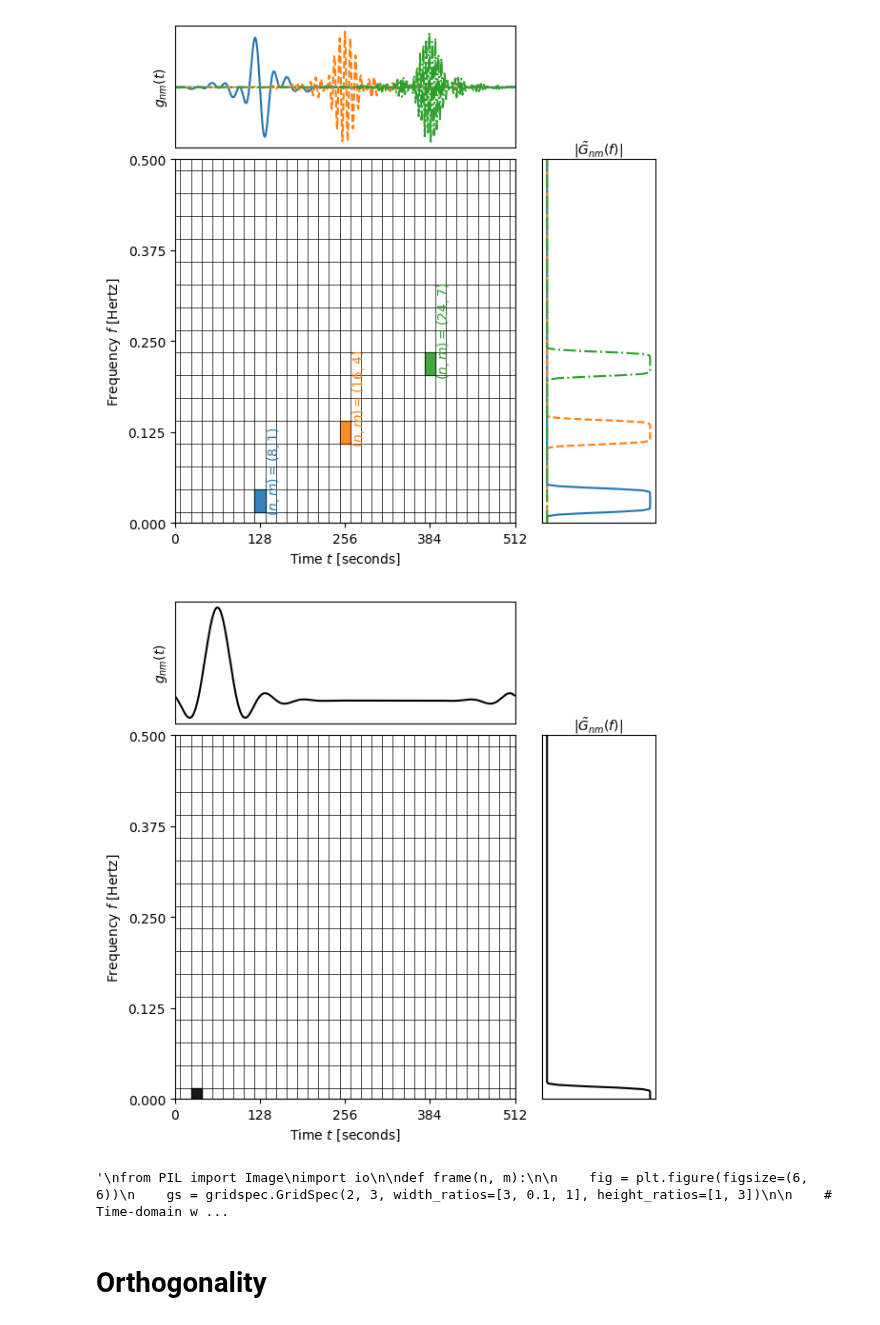
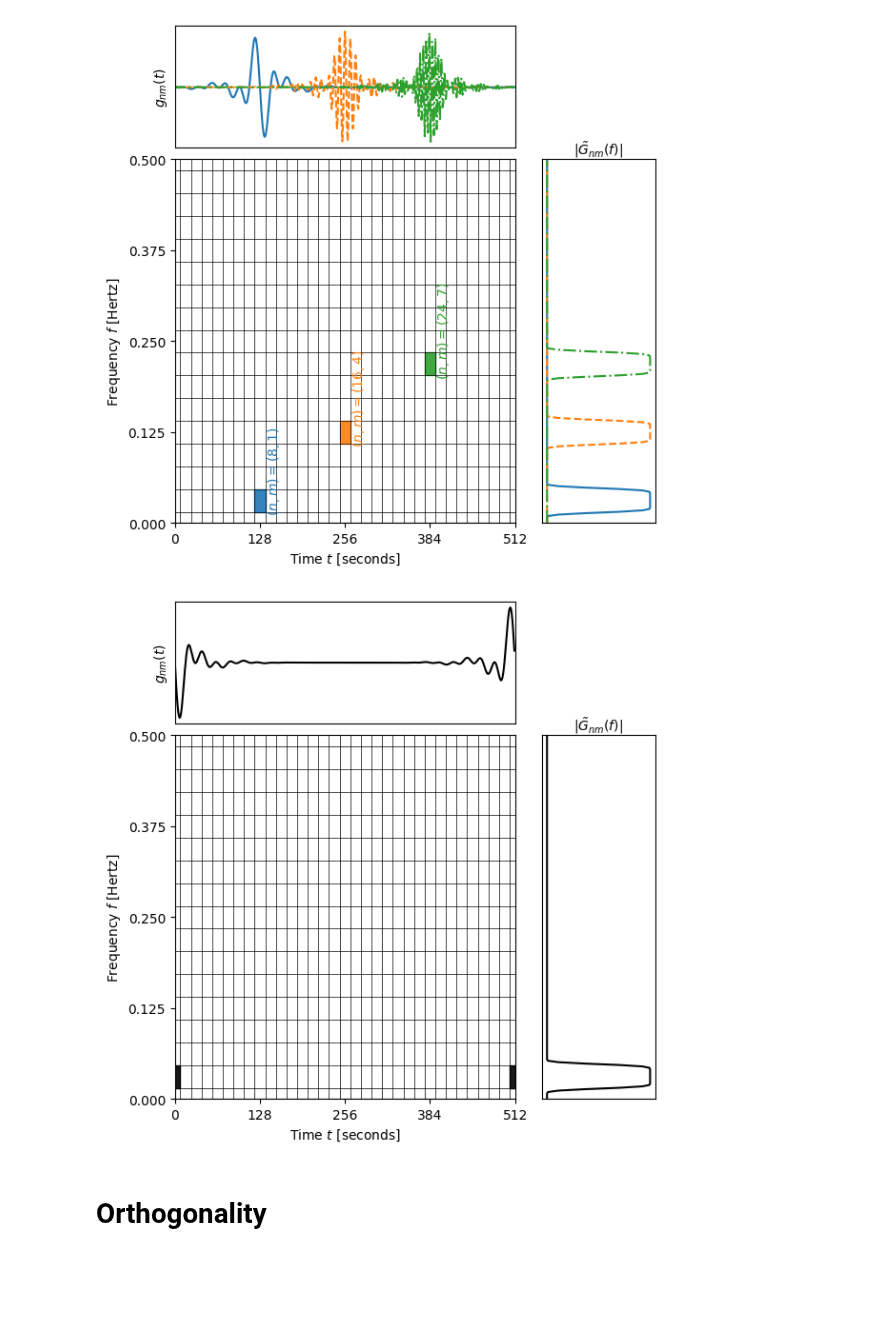
Before and after one commit to cjm96/WDM_GW_wavelets, a Jupyter notebook: examples/plotting_the_mother_wavelet.ipynb, the cells around one changed output. Saved outputs shown, nothing was run; the diff lists cells and outputs as text; code cells hidden in the pictures; blank space fills up the shorter version.

```diff
--- a/examples/plotting_the_mother_wavelet.ipynb
+++ b/examples/plotting_the_mother_wavelet.ipynb
@@ -119,8 +119,9 @@ wdm = WDM.code.discrete_wavelet_transform.WDM.WDM_transform(dt=1.0, Nf=16, N=512
 fig, ax = plt.subplots()
 fig.suptitle("WDM Wavelet basis")
 
+mask = (wdm.freqs>=0.)
 for m in range(17):
-    ax.plot(wdm.freqs/wdm.f_Ny, np.abs(wdm.Gnm(n=0, m=m)))
+    ax.plot(wdm.freqs[mask]/wdm.f_Ny, np.abs(wdm.Gnm(n=0, m=m)[mask]))
 
 ax.set_xlabel(r"Frequency $f/f_{\rm Ny}$")
 ax.set_ylabel(r"Amplitude $|\tilde{G}_{nm}(f)|$")
@@ -257,8 +287,8 @@ plt.show()
 # %% [output]
 [figure]
 # %%
-n = 2
-m = 0
+n = 0
+m = 1
 
 fig = plt.figure(figsize=(6, 6))
 gs = gridspec.GridSpec(2, 3, width_ratios=[3, 0.1, 1], height_ratios=[1, 3])
@@ -279,65 +309,35 @@ ax_freq.set_ylim(0, wdm.f_Ny)
 ax_freq.set_xticks([])
 ax_freq.set_yticks([])
 ax_freq.yaxis.tick_right()
 ax_freq.yaxis.set_label_position("right")
 ax_freq.xaxis.set_label_position('top')
 ax_freq.set_xlabel(r"$|\tilde{G}_{nm}(f)|$")
 
 # Time-frequency grid (bottom-left)
 ax_tf = fig.add_subplot(gs[1, 0])
 t_ticks = [(i+0.5)*wdm.dT for i in range(wdm.Nt)]
 f_ticks = [(i+0.5)*wdm.dF for i in range(wdm.Nf)]
 for t in t_ticks:
     ax_tf.axvline(t, color='k', lw=0.5)
 for f in f_ticks:
     ax_tf.axhline(f, color='k', lw=0.5)
 ax_tf.set_xlim(0, wdm.T)
 ax_tf.set_ylim(0, wdm.f_Ny)
 ax_tf.set_xticks(np.linspace(0, wdm.T, 5))
 ax_tf.set_yticks(np.linspace(0, wdm.f_Ny, 5))
 ax_tf.set_xlabel(r"Time $t$ [seconds]")
 ax_tf.set_ylabel(r"Frequency $f$ [Hertz]")
 
-def draw_rectangle(n, m):
-    eps_x, eps_y = 0., 0.
-    if n==0:
-        t0, t1 = 0, t_ticks[0]
-        if m==0:
-            f0, f1 = 0., f_ticks[0]
-        elif m==wdm.Nf:
-            f0, f1 = f_ticks[-1], wdm.f_Ny
-        else:
-            f0, f1 = f_ticks[m-1], f_ticks[m]
-        rect = patches.Rectangle((t0, f0), t1-t0, f1-f0, linewidth=1,
-                         edgecolor='k', facecolor='k', alpha=0.9)
-        ax_tf.add_patch(rect)
-        t0, t1 = t_ticks[-1], wdm.T
-        rect = patches.Rectangle((t0, f0), t1-t0, f1-f0, linewidth=1,
-                         edgecolor='k', facecolor='k', alpha=0.9)
-        ax_tf.add_patch(rect)
-
-    else:
-        t0, t1 = t_ticks[n-1], t_ticks[n]
-        if m==0:
-            f0, f1 = 0., f_ticks[0]
-        elif m==wdm.Nf:
-            f0, f1 = f_ticks[-1], wdm.f_Ny
-        else:
-            f0, f1 = f_ticks[m-1], f_ticks[m]
-        rect = patches.Rectangle((t0, f0), t1-t0, f1-f0, linewidth=1,
-                         edgecolor='k', facecolor='k', alpha=0.9)
-        ax_tf.add_patch(rect)
-
-draw_rectangle(n, m)
+draw_rectangle(n, m, 3, ax_tf)
 
 # Remove middle unused column
 fig.delaxes(fig.add_subplot(gs[0, 1]))
 
 # Tighter layout
 plt.subplots_adjust(wspace=0.05, hspace=0.05, left=0.08, right=0.92, top=0.95, bottom=0.08)
 plt.show()
 # %% [output]
-[figure, old version]
+[figure, new version]
 # %%
 """
 from PIL import Image
@@ -383,37 +383,7 @@ def frame(n, m):
     ax_tf.set_xlabel(r"Time $t$ [seconds]")
     ax_tf.set_ylabel(r"Frequency $f$ [Hertz]")
 
-    def draw_rectangle(n, m, i):
-        eps_x, eps_y = 0., 0.
-        if n==0:
-            t0, t1 = 0, t_ticks[0]
-            if m==0:
-                f0, f1 = 0., f_ticks[0]
-            elif m==wdm.Nf:
-                f0, f1 = f_ticks[-1], wdm.f_Ny
-            else:
-                f0, f1 = f_ticks[m-1], f_ticks[m]
-            rect = patches.Rectangle((t0, f0), t1-t0, f1-f0, linewidth=1,
-                            edgecolor='k', facecolor='k', alpha=0.9)
-            ax_tf.add_patch(rect)
-            t0, t1 = t_ticks[-1], wdm.T
-            rect = patches.Rectangle((t0, f0), t1-t0, f1-f0, linewidth=1,
-                            edgecolor='k', facecolor='k', alpha=0.9)
-            ax_tf.add_patch(rect)
-
-        else:
-            t0, t1 = t_ticks[n-1], t_ticks[n]
-            if m==0:
-                f0, f1 = 0., f_ticks[0]
-            elif m==wdm.Nf:
-                f0, f1 = f_ticks[-1], wdm.f_Ny
-            else:
-                f0, f1 = f_ticks[m-1], f_ticks[m]
-            rect = patches.Rectangle((t0, f0), t1-t0, f1-f0, linewidth=1,
-                            edgecolor='k', facecolor='k', alpha=0.9)
-            ax_tf.add_patch(rect)
-
-    draw_rectangle(n, m, i)
+    draw_rectangle(n, m, 3, ax_tf)
 
     # Remove middle unused column
     fig.delaxes(fig.add_subplot(gs[0, 1]))
@@ -441,7 +411,7 @@ def frame(n, m):
 # List to store frames
 frames = []
 for n in range(wdm.Nt):
-    for m in range(wdm.Nf+1):
+    for m in range(wdm.Nf):
         frames.append(frame(n, m))
 
 # Save as animated GIF
@@ -449,12 +419,10 @@ frames[0].save(
     'wavelet_animation.gif',
     save_all=True,
     append_images=frames[1:],
-    duration=80,  # duration per frame in ms
+    duration=200,  # duration per frame in ms
     loop=0  # 0 = loop forever
 )
 """
-# %% [output]
-'\nfrom PIL import Image\nimport io\n\ndef frame(n, m):\n\n    fig = plt.figure(figsize=(6, 6))\n    gs = gridspec.GridSpec(2, 3, width_ratios=[3, 0.1, 1], height_ratios=[1, 3])\n\n    # Time-domain w ...
 # %% [markdown]
 # Orthogonality
 # %%
```
Also changed, not shown: parts of 4 cells of this notebook, 2 other files.
